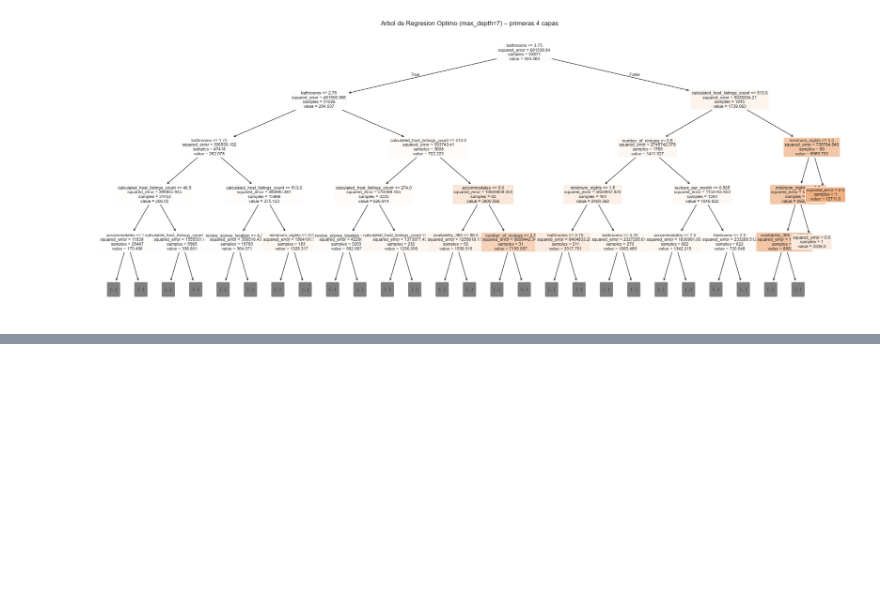
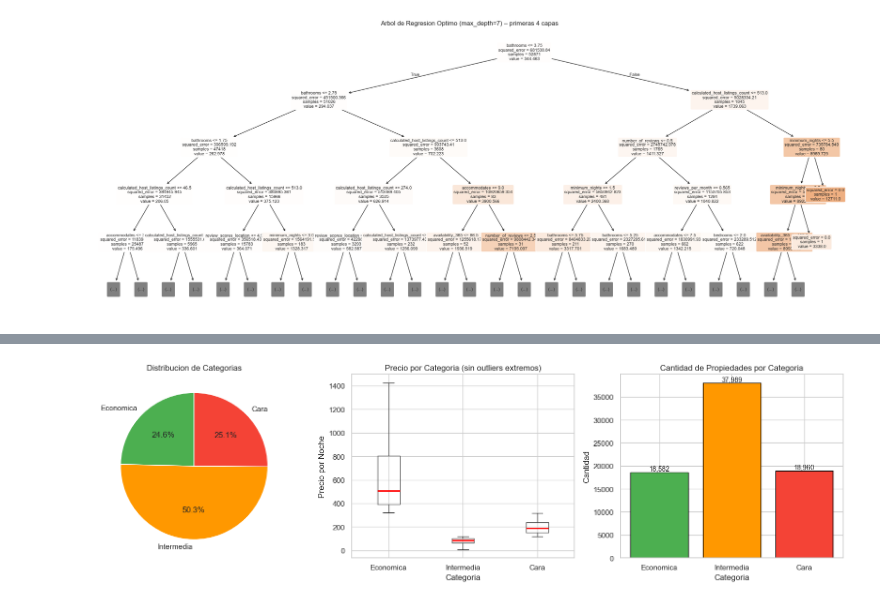
Before and after one commit to AleWWH1104/Lab4-md, a Jupyter notebook: Lab4-md.ipynb, the cells around one changed output, grey strips where cells are left out. Cells and saved outputs as stored; diff of their text form; code cells hidden in the pictures; blank space fills up the shorter version.

```diff
--- a/Lab4-md.ipynb
+++ b/Lab4-md.ipynb
@@ -885,0 +1075,38 @@ plt.show()
+# %%
+orden          = ['Economica', 'Intermedia', 'Cara']
+colores_cat    = {'Economica': '#4caf50', 'Intermedia': '#ff9800', 'Cara': '#f44336'}
+conteo_ord     = conteo.reindex(orden)
+
+fig, axes = plt.subplots(1, 3, figsize=(16, 5))
+
+# 1. Pie
+axes[0].pie(conteo_ord, labels=orden, autopct='%1.1f%%',
+            colors=[colores_cat[c] for c in orden], startangle=90)
+axes[0].set_title('Distribucion de Categorias')
+
+# 2. Boxplot precio por categoría
+df_procesado.boxplot(column='price', by='precio_categoria', ax=axes[1],
+                     showfliers=False,
+                     medianprops=dict(color='red', linewidth=2))
+axes[1].set_title('Precio por Categoria (sin outliers extremos)')
+axes[1].set_xlabel('Categoria')
+axes[1].set_ylabel('Precio por Noche')
+plt.sca(axes[1])
+plt.xticks([1, 2, 3], orden)
+
+# 3. Barras de conteo
+bars = axes[2].bar(orden, [conteo_ord[c] for c in orden],
+                   color=[colores_cat[c] for c in orden], edgecolor='black')
+axes[2].set_title('Cantidad de Propiedades por Categoria')
+axes[2].set_xlabel('Categoria')
+axes[2].set_ylabel('Cantidad')
+for bar, cat in zip(bars, orden):
+    axes[2].text(bar.get_x() + bar.get_width()/2,
+                 bar.get_height() + 300,
+                 f'{conteo_ord[cat]:,}', ha='center', fontsize=10)
+
+plt.suptitle('')
+plt.tight_layout()
+plt.show()
+# %% [output]
+[figure, added]
```
Also changed, not shown: parts of 29 cells of this notebook, 1 other file.
